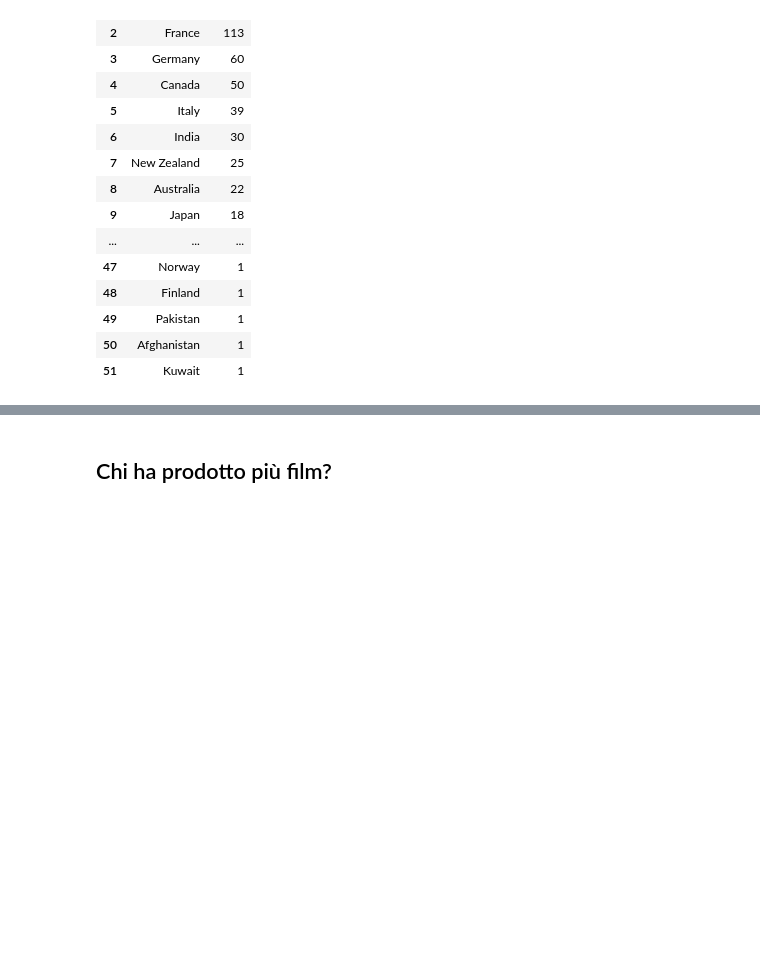
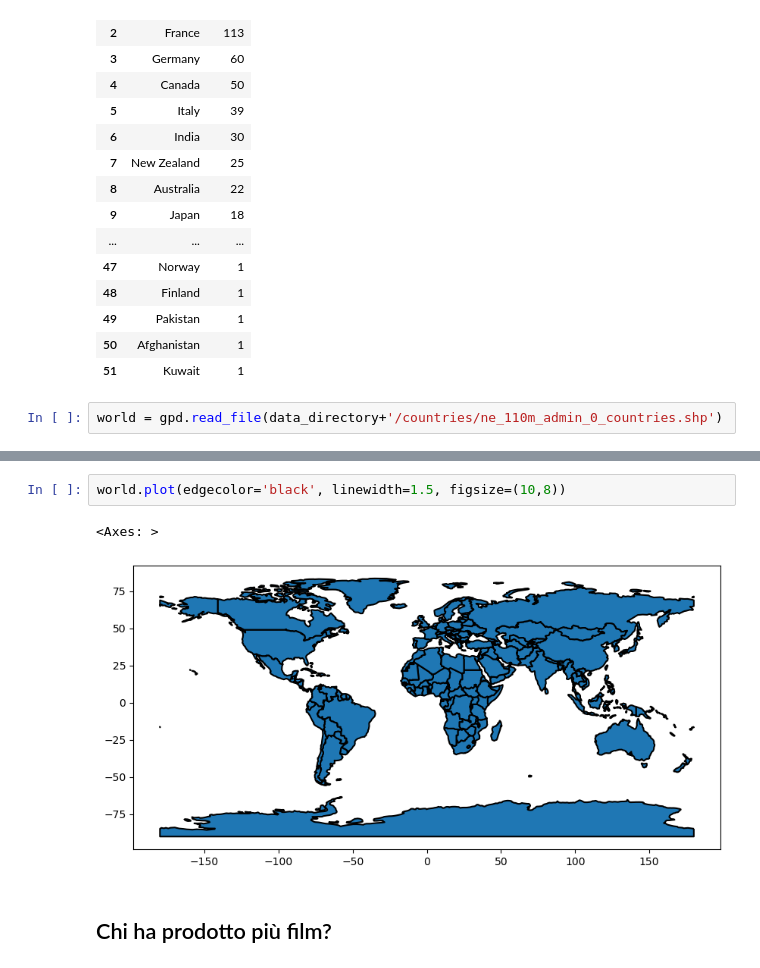
Before and after one commit to RasoFederico/ProgettoIUM-TWEB, a Jupyter notebook: Progetto_IUM/ProgettoIUM.ipynb, the cells around one changed output, grey strips where cells are left out. Cells and saved outputs as stored; diff of their text form; blank space fills up the shorter version.

Commit message:
geopandas caricamento world

```diff
--- a/Progetto_IUM/ProgettoIUM.ipynb
+++ b/Progetto_IUM/ProgettoIUM.ipynb
@@ -176,3 +176,5 @@ conteggi_df
 | 49 | Pakistan | 1 |
 | 50 | Afghanistan | 1 |
 | 51 | Kuwait | 1 |
+# %%
+world = gpd.read_file(data_directory+'/countries/ne_110m_admin_0_countries.shp')
@@ -179,3 +199,8 @@ conteggi_df
+# %%
+world.plot(edgecolor='black', linewidth=1.5, figsize=(10,8))
+# %% [output]
+<Axes: >
+[figure, added]
 # %% [markdown]
 ## Chi ha prodotto più film?
 # %% [markdown]
```
Also changed, not shown: parts of 1 cell of this notebook.
